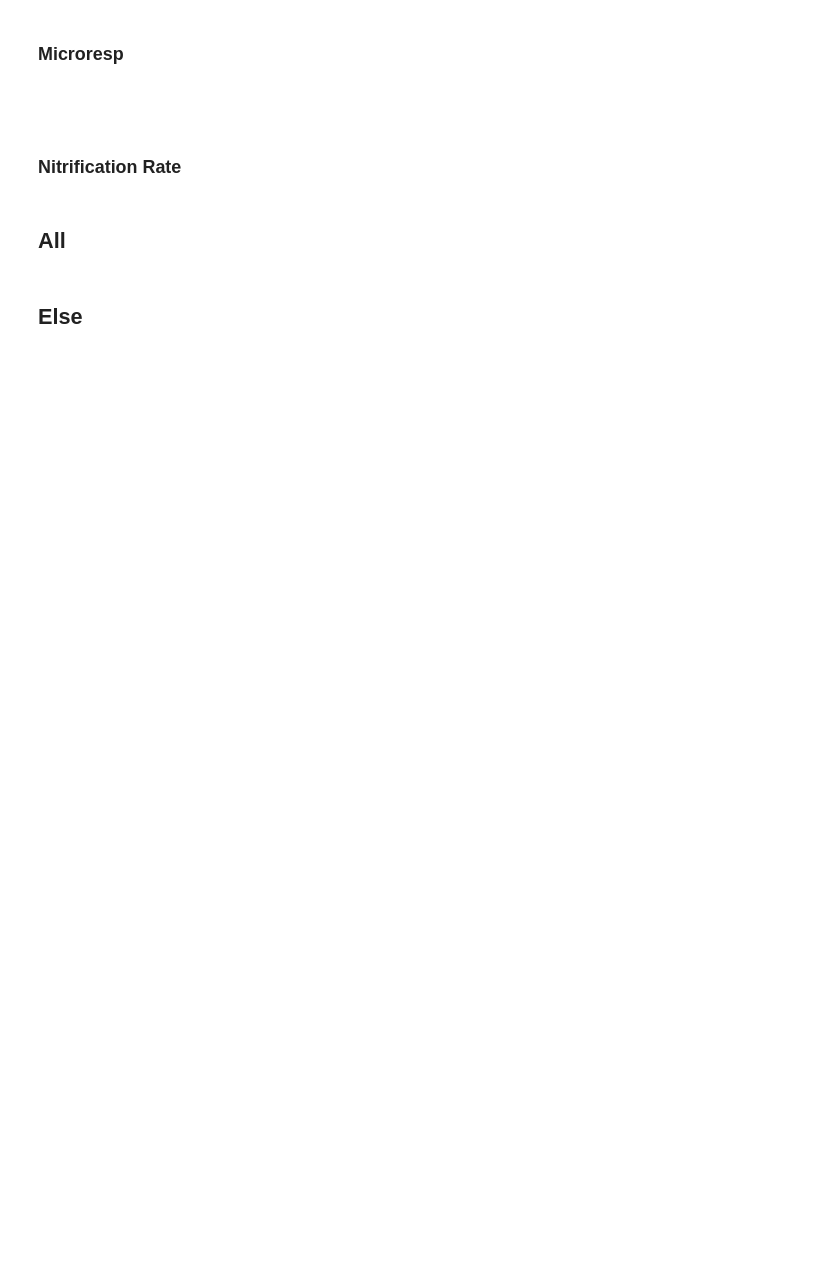
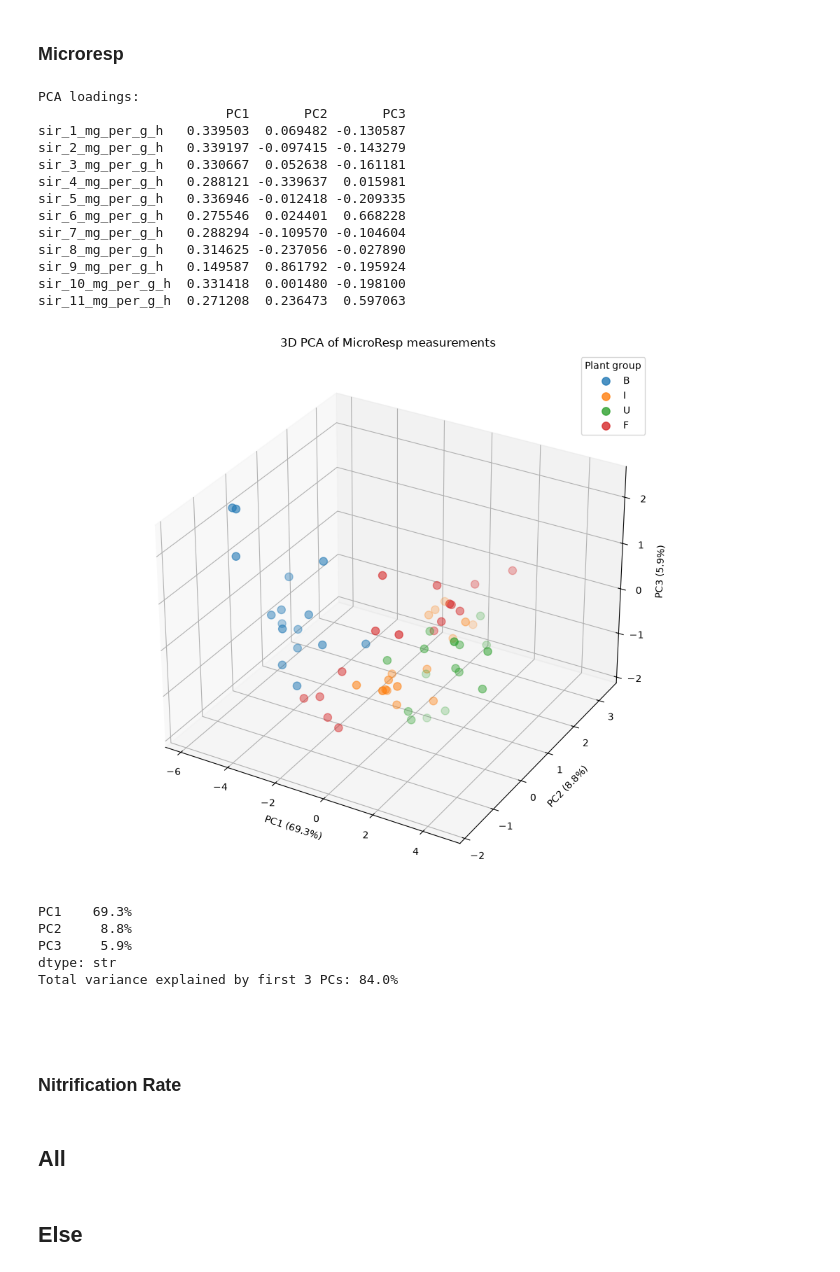
Before and after one commit to danielsehr/GEO6, a Jupyter notebook: src/geo6/main.ipynb, the cells around one changed output. Cells and saved outputs as stored; diff of their text form; code cells hidden in the pictures; blank space fills up the shorter version.

```diff
--- a/src/geo6/main.ipynb
+++ b/src/geo6/main.ipynb
@@ -343,13 +400,34 @@ from geo6.pca import prepare_pca_data, calc_pca, plot_pca, print_pca_loadings, p
 ### Microresp
 # %%
 features = [
-    'br_mg_per_g_h', 'sir_1_mg_per_g_h', 'sir_2_mg_per_g_h',
+    # 'br_mg_per_g_h',
+    'sir_1_mg_per_g_h', 'sir_2_mg_per_g_h',
     'sir_3_mg_per_g_h', 'sir_4_mg_per_g_h', 'sir_5_mg_per_g_h',
     'sir_6_mg_per_g_h', 'sir_7_mg_per_g_h', 'sir_8_mg_per_g_h',
     'sir_9_mg_per_g_h', 'sir_10_mg_per_g_h', 'sir_11_mg_per_g_h'
 ]
 
 perform_pca(df=data.microresp, features=features)
+# %% [output]
+PCA loadings:
+                        PC1       PC2       PC3
+sir_1_mg_per_g_h   0.339503  0.069482 -0.130587
+sir_2_mg_per_g_h   0.339197 -0.097415 -0.143279
+sir_3_mg_per_g_h   0.330667  0.052638 -0.161181
+sir_4_mg_per_g_h   0.288121 -0.339637  0.015981
+sir_5_mg_per_g_h   0.336946 -0.012418 -0.209335
+sir_6_mg_per_g_h   0.275546  0.024401  0.668228
+sir_7_mg_per_g_h   0.288294 -0.109570 -0.104604
+sir_8_mg_per_g_h   0.314625 -0.237056 -0.027890
+sir_9_mg_per_g_h   0.149587  0.861792 -0.195924
+sir_10_mg_per_g_h  0.331418  0.001480 -0.198100
+sir_11_mg_per_g_h  0.271208  0.236473  0.597063
+[figure, added]
+PC1    69.3%
+PC2     8.8%
+PC3     5.9%
+dtype: str
+Total variance explained by first 3 PCs: 84.0%
 # %% [markdown]
 ##
 # %%
```
Also changed, not shown: parts of 6 cells of this notebook, 2 other files.
